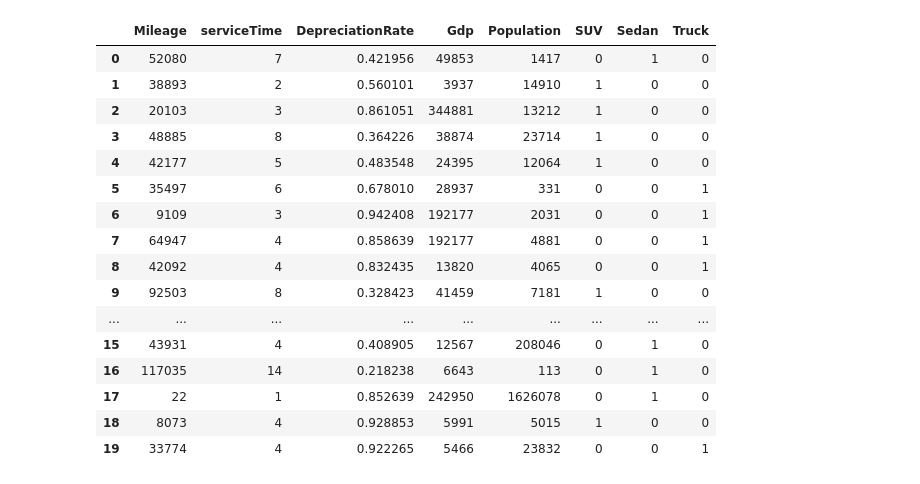
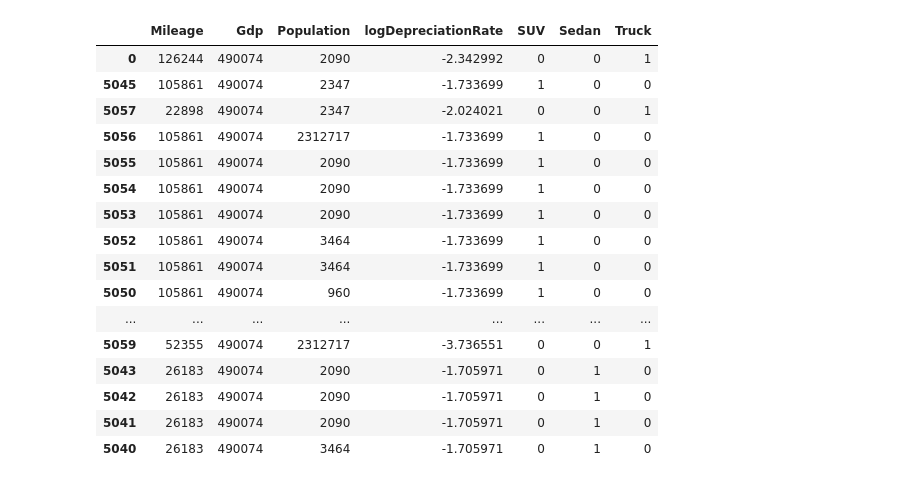
Before and after one commit to ZhuoShan/INFO370FinalProject, a Jupyter notebook: finalAnalysis.ipynb, the cells around one changed output. Saved outputs shown, nothing was run; the diff lists cells and outputs as text; code cells hidden in the pictures.

```diff
--- a/finalAnalysis.ipynb
+++ b/finalAnalysis.ipynb
@@ -6,5 +6,5 @@ import matplotlib.pyplot as plt
 from scipy import stats
 import numpy as np
 # %%
-DF = pd.read_csv('finalData.csv').drop(['Unnamed: 0.1'],axis=1).drop(['Unnamed: 0'],axis=1).drop(['Year'],axis=1).drop(['City'],axis=1).drop(['State'],axis=1)
+DF = pd.read_csv('finalData.csv').drop(['Unnamed: 0.1'],axis=1).drop(['Unnamed: 0'],axis=1).drop(['Year'],axis=1).drop(['State'],axis=1)
 DF=DF.rename(columns = {'Vehicle Type':'vehicleType'})
@@ -10,0 +15,4 @@ DF=DF.rename(columns = {'Vehicle Type':'vehicleType'})
+# %%
+DF['Counts'] = DF.groupby(['City'])['DepreciationRate'].transform('count')
+DF = DF.sort_values('Counts',ascending=False)
+DF = DF[:91906]
@@ -10,0 +33,4 @@ DF=DF.rename(columns = {'Vehicle Type':'vehicleType'})
+# %%
+DF['logDepreciationRate']= np.log(DF['DepreciationRate'])
+plt.hist(DF['logDepreciationRate'],bins = 100)
+plt.show()
@@ -11,24 +39,24 @@ DF=DF.rename(columns = {'Vehicle Type':'vehicleType'})
 # %%
-DF = DF.join(pd.get_dummies(DF.vehicleType))
-DF = DF.drop(['vehicleType'], axis = 1)
-DF.head(20)
+DF_dummy = DF.join(pd.get_dummies(DF.vehicleType))
+DF_dummy = DF_dummy.drop(['vehicleType'], axis = 1).drop(['Counts'], axis = 1).drop(['DepreciationRate'], axis = 1).drop(['City'], axis = 1).drop(['serviceTime'], axis = 1)
+DF_dummy.head(20)
 # %% [output]
-|  | Mileage | serviceTime | DepreciationRate | Gdp | Population | SUV | Sedan | Truck |
-| 0 | 52080 | 7 | 0.421956 | 49853 | 1417 | 0 | 1 | 0 |
-| 1 | 38893 | 2 | 0.560101 | 3937 | 14910 | 1 | 0 | 0 |
-| 2 | 20103 | 3 | 0.861051 | 344881 | 13212 | 1 | 0 | 0 |
-| 3 | 48885 | 8 | 0.364226 | 38874 | 23714 | 1 | 0 | 0 |
-| 4 | 42177 | 5 | 0.483548 | 24395 | 12064 | 1 | 0 | 0 |
-| 5 | 35497 | 6 | 0.678010 | 28937 | 331 | 0 | 0 | 1 |
-| 6 | 9109 | 3 | 0.942408 | 192177 | 2031 | 0 | 0 | 1 |
-| 7 | 64947 | 4 | 0.858639 | 192177 | 4881 | 0 | 0 | 1 |
-| 8 | 42092 | 4 | 0.832435 | 13820 | 4065 | 0 | 0 | 1 |
-| 9 | 92503 | 8 | 0.328423 | 41459 | 7181 | 1 | 0 | 0 |
-| ... | ... | ... | ... | ... | ... | ... | ... | ... |
-| 15 | 43931 | 4 | 0.408905 | 12567 | 208046 | 0 | 1 | 0 |
-| 16 | 117035 | 14 | 0.218238 | 6643 | 113 | 0 | 1 | 0 |
-| 17 | 22 | 1 | 0.852639 | 242950 | 1626078 | 0 | 1 | 0 |
-| 18 | 8073 | 4 | 0.928853 | 5991 | 5015 | 1 | 0 | 0 |
-| 19 | 33774 | 4 | 0.922265 | 5466 | 23832 | 0 | 0 | 1 |
+|  | Mileage | Gdp | Population | logDepreciationRate | SUV | Sedan | Truck |
+| 0 | 126244 | 490074 | 2090 | -2.342992 | 0 | 0 | 1 |
+| 5045 | 105861 | 490074 | 2347 | -1.733699 | 1 | 0 | 0 |
+| 5057 | 22898 | 490074 | 2347 | -2.024021 | 0 | 0 | 1 |
+| 5056 | 105861 | 490074 | 2312717 | -1.733699 | 1 | 0 | 0 |
+| 5055 | 105861 | 490074 | 2090 | -1.733699 | 1 | 0 | 0 |
+| 5054 | 105861 | 490074 | 2090 | -1.733699 | 1 | 0 | 0 |
+| 5053 | 105861 | 490074 | 2090 | -1.733699 | 1 | 0 | 0 |
+| 5052 | 105861 | 490074 | 3464 | -1.733699 | 1 | 0 | 0 |
+| 5051 | 105861 | 490074 | 3464 | -1.733699 | 1 | 0 | 0 |
+| 5050 | 105861 | 490074 | 960 | -1.733699 | 1 | 0 | 0 |
+| ... | ... | ... | ... | ... | ... | ... | ... |
+| 5059 | 52355 | 490074 | 2312717 | -3.736551 | 0 | 0 | 1 |
+| 5043 | 26183 | 490074 | 2090 | -1.705971 | 0 | 1 | 0 |
+| 5042 | 26183 | 490074 | 2090 | -1.705971 | 0 | 1 | 0 |
+| 5041 | 26183 | 490074 | 2090 | -1.705971 | 0 | 1 | 0 |
+| 5040 | 26183 | 490074 | 3464 | -1.705971 | 0 | 1 | 0 |
 # %%
 currentRegression = []
```
Also changed, not shown: parts of 7 cells of this notebook, 2 other files.
